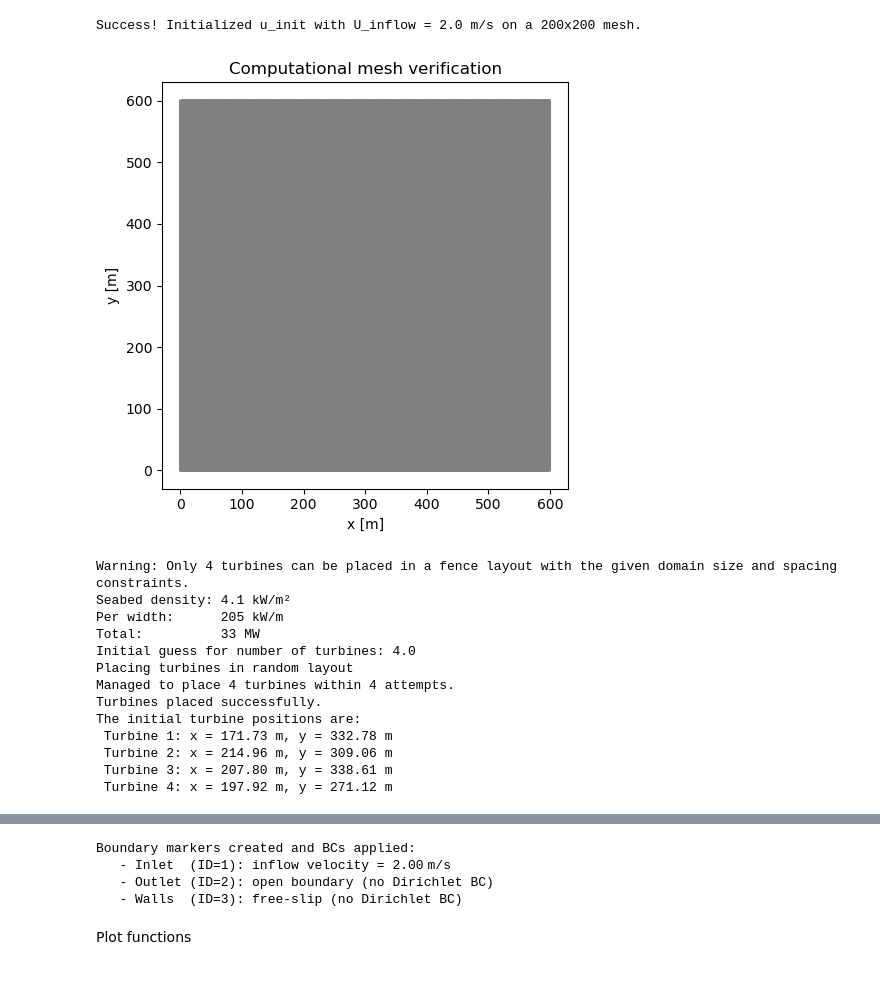
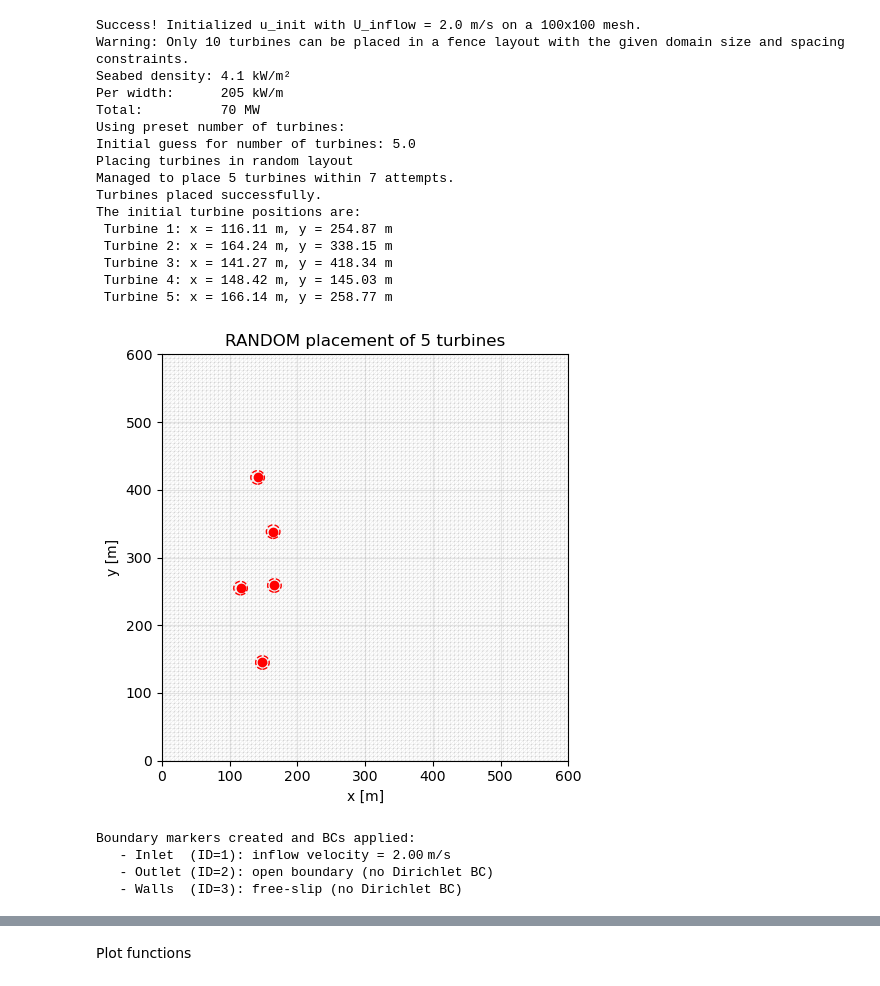
Before and after one commit to ZoeAliki/thesis-SWE-optimising, a Jupyter notebook: Thesis_january_optimiser_22-01_before_lunch.ipynb, the cells around one changed output, grey strips where cells are left out. Saved outputs shown, nothing was run; the diff lists cells and outputs as text; code cells hidden in the pictures.

```diff
--- a/Thesis_january_optimiser_22-01_before_lunch.ipynb
+++ b/Thesis_january_optimiser_22-01_before_lunch.ipynb
@@ -52,18 +52,22 @@ initial_condition_eta = Constant(0.0) # Start with no surface elevation
 
 #----Mesh parameters----
 Lx, Ly = 600.0, 600.0
-Nx, Ny = 200, 200
+Nx, Ny = 100, 100
 
-n_turbines = 8         # number of turbines
-min_spacing = 2*D     # minimum spacing between turbines [m]
+n_turbines = 5    # number of turbines
+use_optimised_nr_turbines = False
+use_turbine_placer = True
+min_spacing = 5*D     # minimum spacing between turbines [m]
 
 # --- Showing plots and info toggles ---
-show_mesh_plot = True # toggle to plot the mesh
+show_mesh_plot = False # toggle to plot the mesh
 show_plot_turbines = True # toggle to show turbine layout plot
 show_turbines_coordinates = True # toggle to show turbine coordinates
 show_plot_velocity_field = True # toggle to plot velocity field
 show_plot_power_field = False    # toggle to plot power field
 show_single_turbine_info = True # toggle to show power and velocity per turbine
+
+run_optimiser= True # turn off to skip optimisation and just run initial layout (for report purposes)
 
 #distance from boundaries
 distance_from_inlet = 10*D
@@ -71,7 +75,7 @@ distance_to_side = 10*D
 distance_to_outlet = 10*D
 
 #or setting a certain % of the domain to use
-g = 0.4 #percentage of the domain to use for turbines
+g = 0.1 #percentage of the domain to use for turbines
 distance_to_side = distance_to_side + g*Ly/2
 
 #no slip or free slip if noslip = false -> free slip
@@ -306,8 +310,8 @@ def set_up_bcs_and_markers(Lx, Ly, mesh, W, U_inflow, noslip):
     print( "   - Outlet (ID=2): open boundary (no Dirichlet BC)")
 
     if noslip:
-        noslip  = dlf.Constant((0.0, 0.0))
-        bc_wall = dlf.DirichletBC(W.sub(0), noslip, boundary_markers, 3)
+        noslip  = Constant((0.0, 0.0))
+        bc_wall = DirichletBC(W.sub(0), noslip, boundary_markers, 3)
         bcs = [bc_inflow, bc_wall]
         print( "   - Walls  (ID=3): no‑slip (Dirichlet BC)\n")
 
@@ -350,7 +354,7 @@ def plot_turbine_layout(mesh, turbine_positions, Lx, Ly, sigma, showplot):
     plt.tight_layout()
     plt.show()
 
-def initial_estimate_nr_turbines(U_inflow, n_turbines, D, C_T, depth, Ly, Rated_power_per_turbine, distance_to_side):
+def initial_estimate_nr_turbines(U_inflow, n_turbines, D, C_T, depth, Ly, Rated_power_per_turbine, distance_to_side, use_optimised_nr_turbines):
     #this assumes fence
 
     ymin = distance_to_side
@@ -381,42 +385,60 @@ def initial_estimate_nr_turbines(U_inflow, n_turbines, D, C_T, depth, Ly, Rated_
     print(f"Seabed density: {density_m2/1e3:.1f} kW/m²")
     print(f"Per width:      {density_m/1e3:.0f} kW/m")
     print(f"Total:          {total_power_available/1e6:.0f} MW")
-    return initial_guess_n_turbines
+
+    if use_optimised_nr_turbines:
+        print(f"Using optimised number of turbines: {initial_guess_n_turbines:.0f} turbines")
+        return initial_guess_n_turbines
+
+    else :
+        print("Using preset number of turbines:")
+        return n_turbines
 # %%
 #setting up mesh and initial turbine positions and boundary conditions and markers
 mesh, W, w, u, eta, v, q = setup_swe_problem(
     Lx, Ly, Nx, Ny, U_inflow, show_mesh_plot
 )
 
-initial_guess_n_turbines = int(initial_estimate_nr_turbines(U_inflow, n_turbines, D, C_T, depth, Ly, Rated_power_per_turbine, distance_to_side))
+initial_guess_n_turbines = int(initial_estimate_nr_turbines(U_inflow, n_turbines, D, C_T, depth, Ly, Rated_power_per_turbine, distance_to_side, use_optimised_nr_turbines))
 print(f"Initial guess for number of turbines: {initial_guess_n_turbines:.1f}")
 
 n_turbines = initial_guess_n_turbines
 
-turbine_positions = choose_turbine_layout(
+if use_turbine_placer:
+    turbine_positions = choose_turbine_layout(
     layout_param, Lx, Ly, initial_guess_n_turbines, sigma, min_spacing,
     distance_from_inlet, distance_to_side, distance_to_outlet
-)
+    )
+
+else:
+    initial_turbine_position = [300,300]
+    turbine_positions = [initial_turbine_position]
 
 initial_turbine_positions = turbine_positions.copy()
 
 show_turbine_positions(initial_turbine_positions, show_turbines_coordinates)
 plot_turbine_layout(mesh, turbine_positions, Lx, Ly, sigma, show_plot_turbines)
 
 boundary_markers, bcs = set_up_bcs_and_markers(Lx, Ly, mesh, W, U_inflow, noslip)
 # %% [output]
-Success! Initialized u_init with U_inflow = 2.0 m/s on a 200x200 mesh.
+Success! Initialized u_init with U_inflow = 2.0 m/s on a 100x100 mesh.
+Warning: Only 10 turbines can be placed in a fence layout with the given domain size and spacing constraints.
+Seabed density: 4.1 kW/m²
+Per width:      205 kW/m
+Total:          70 MW
+Using preset number of turbines:
+Initial guess for number of turbines: 5.0
+Placing turbines in random layout
+Managed to place 5 turbines within 7 attempts.
+Turbines placed successfully.
+The initial turbine positions are:
+ Turbine 1: x = 116.11 m, y = 254.87 m
+ Turbine 2: x = 164.24 m, y = 338.15 m
+ Turbine 3: x = 141.27 m, y = 418.34 m
+ Turbine 4: x = 148.42 m, y = 145.03 m
+ Turbine 5: x = 166.14 m, y = 258.77 m
-[figure, old version]
+[figure, new version]
-Warning: Only 4 turbines can be placed in a fence layout with the given domain size and spacing constraints.
-Seabed density: 4.1 kW/m²
-Per width:      205 kW/m
-Total:          33 MW
-Initial guess for number of turbines: 4.0
-Placing turbines in random layout
-Managed to place 4 turbines within 4 attempts.
-Turbines placed successfully.
-The initial turbine positions are:
- Turbine 1: x = 171.73 m, y = 332.78 m
- Turbine 2: x = 214.96 m, y = 309.06 m
- Turbine 3: x = 207.80 m, y = 338.61 m
- Turbine 4: x = 197.92 m, y = 271.12 m
+Boundary markers created and BCs applied:
+   - Inlet  (ID=1): inflow velocity = 2.00 m/s
+   - Outlet (ID=2): open boundary (no Dirichlet BC)
+   - Walls  (ID=3): free‑slip (no Dirichlet BC)
@@ -424,7 +445,3 @@ The initial turbine positions are:
-Boundary markers created and BCs applied:
-   - Inlet  (ID=1): inflow velocity = 2.00 m/s
-   - Outlet (ID=2): open boundary (no Dirichlet BC)
-   - Walls  (ID=3): free‑slip (no Dirichlet BC)
 # %%
 def solve_tidal_flow_velocities(
     turbine_positions, w, W, mesh, bcs, rho, depth, nu, cb, g, C_T, A_T, sigma):
```
Also changed, not shown: parts of 10 cells of this notebook.
